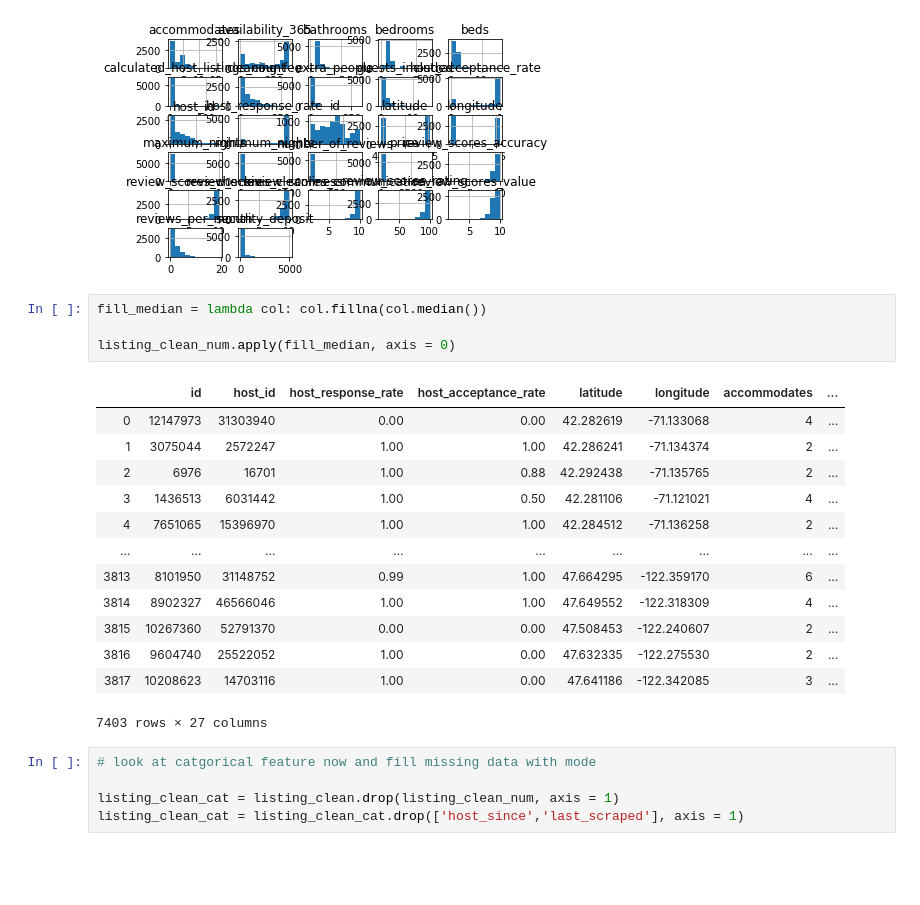
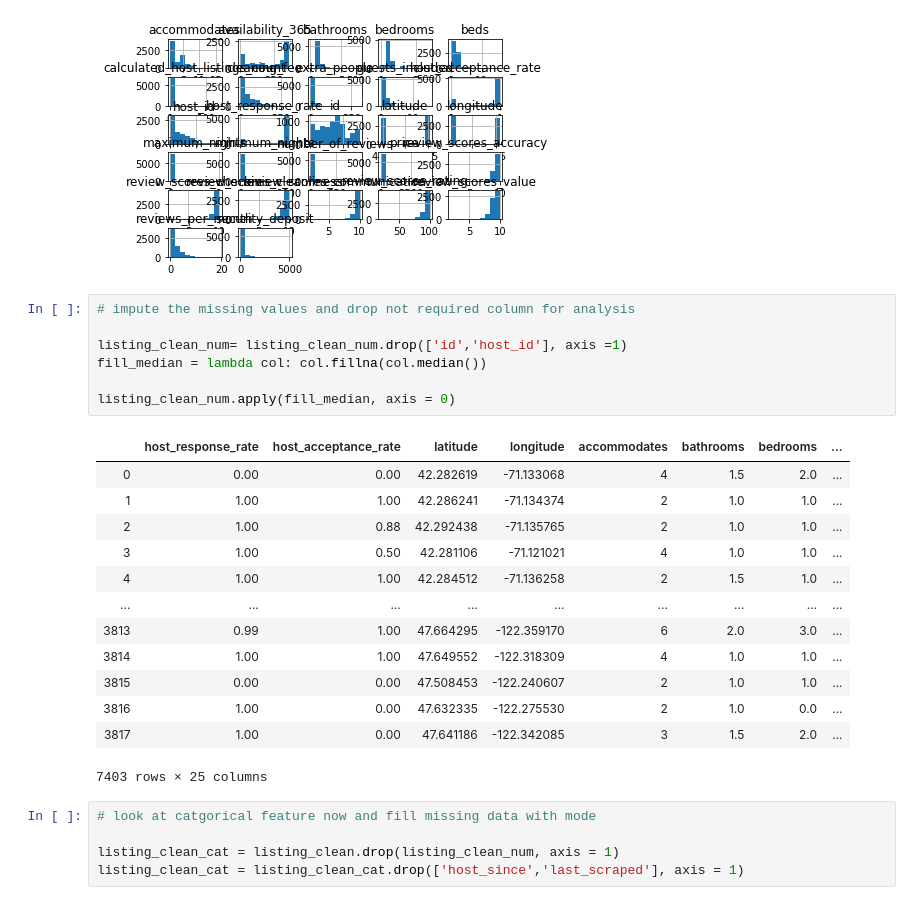
Before and after one commit to thebeachinspring/Airbnb_Data_Analysis, a Jupyter notebook: Airbnb_analysis.ipynb, the cells around one changed output. Cells and saved outputs as stored; diff of their text form; blank space fills up the shorter version.

```diff
--- a/Airbnb_analysis.ipynb
+++ b/Airbnb_analysis.ipynb
@@ -358,23 +349,26 @@ listing_clean_num.hist();
 # %% [output]
 [figure]
 # %%
+# impute the missing values and drop not required column for analysis
+
+listing_clean_num= listing_clean_num.drop(['id','host_id'], axis =1)
 fill_median = lambda col: col.fillna(col.median())
 
 listing_clean_num.apply(fill_median, axis = 0)
 # %% [output]
-|  | id | host_id | host_response_rate | host_acceptance_rate | latitude | longitude | accommodates | ... |
-| 0 | 12147973 | 31303940 | 0.00 | 0.00 | 42.282619 | -71.133068 | 4 | ... |
-| 1 | 3075044 | 2572247 | 1.00 | 1.00 | 42.286241 | -71.134374 | 2 | ... |
-| 2 | 6976 | 16701 | 1.00 | 0.88 | 42.292438 | -71.135765 | 2 | ... |
-| 3 | 1436513 | 6031442 | 1.00 | 0.50 | 42.281106 | -71.121021 | 4 | ... |
-| 4 | 7651065 | 15396970 | 1.00 | 1.00 | 42.284512 | -71.136258 | 2 | ... |
+|  | host_response_rate | host_acceptance_rate | latitude | longitude | accommodates | bathrooms | bedrooms | ... |
+| 0 | 0.00 | 0.00 | 42.282619 | -71.133068 | 4 | 1.5 | 2.0 | ... |
+| 1 | 1.00 | 1.00 | 42.286241 | -71.134374 | 2 | 1.0 | 1.0 | ... |
+| 2 | 1.00 | 0.88 | 42.292438 | -71.135765 | 2 | 1.0 | 1.0 | ... |
+| 3 | 1.00 | 0.50 | 42.281106 | -71.121021 | 4 | 1.0 | 1.0 | ... |
+| 4 | 1.00 | 1.00 | 42.284512 | -71.136258 | 2 | 1.5 | 1.0 | ... |
 | ... | ... | ... | ... | ... | ... | ... | ... | ... |
-| 3813 | 8101950 | 31148752 | 0.99 | 1.00 | 47.664295 | -122.359170 | 6 | ... |
-| 3814 | 8902327 | 46566046 | 1.00 | 1.00 | 47.649552 | -122.318309 | 4 | ... |
-| 3815 | 10267360 | 52791370 | 0.00 | 0.00 | 47.508453 | -122.240607 | 2 | ... |
-| 3816 | 9604740 | 25522052 | 1.00 | 0.00 | 47.632335 | -122.275530 | 2 | ... |
-| 3817 | 10208623 | 14703116 | 1.00 | 0.00 | 47.641186 | -122.342085 | 3 | ... |
+| 3813 | 0.99 | 1.00 | 47.664295 | -122.359170 | 6 | 2.0 | 3.0 | ... |
+| 3814 | 1.00 | 1.00 | 47.649552 | -122.318309 | 4 | 1.0 | 1.0 | ... |
+| 3815 | 0.00 | 0.00 | 47.508453 | -122.240607 | 2 | 1.0 | 1.0 | ... |
+| 3816 | 1.00 | 0.00 | 47.632335 | -122.275530 | 2 | 1.0 | 0.0 | ... |
+| 3817 | 1.00 | 0.00 | 47.641186 | -122.342085 | 3 | 1.5 | 2.0 | ... |
-7403 rows × 27 columns
+7403 rows × 25 columns
 # %%
 # look at catgorical feature now and fill missing data with mode
 
```
Also changed, not shown: parts of 23 cells of this notebook, 1 other file.
